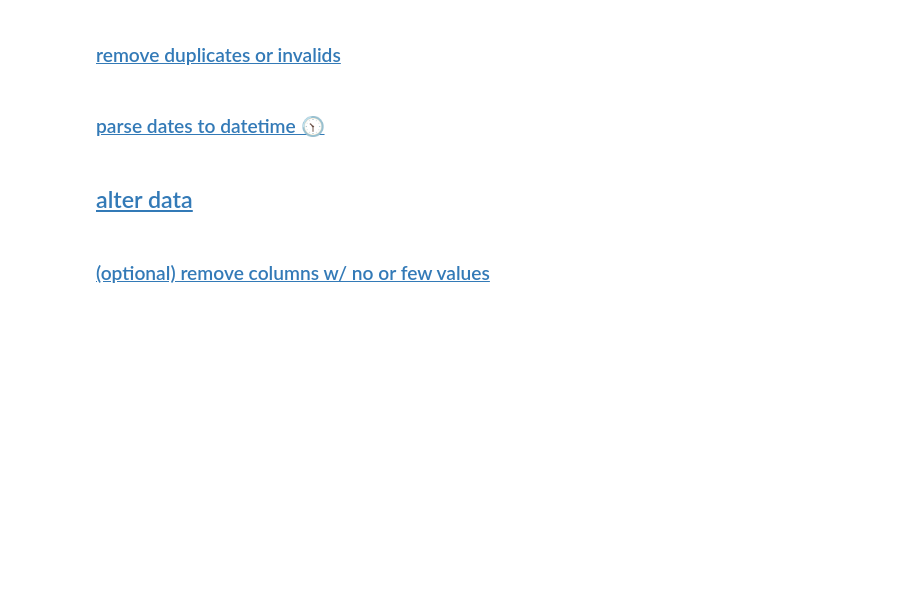
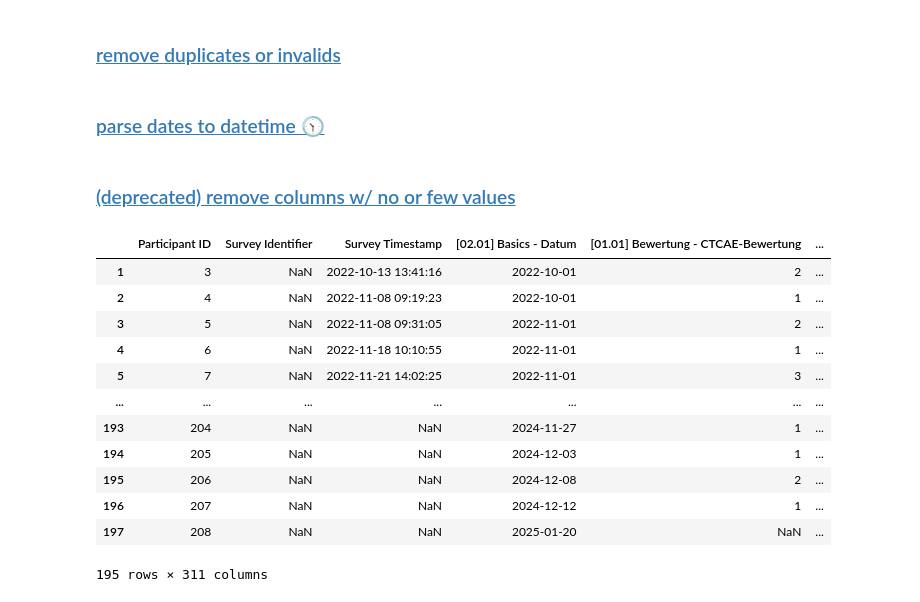
Before and after one commit to smeisegeier/sport-adverse-events, a Jupyter notebook: src/1_create.ipynb, the cells around one changed output. Cells and saved outputs as stored; diff of their text form; code cells hidden in the pictures; blank space fills up the shorter version.

```diff
--- a/src/1_create.ipynb
+++ b/src/1_create.ipynb
@@ -213,9 +215,7 @@ df_csv[col_date]=pd.to_datetime(df_csv[col_date], format='ISO8601')
 # * blend timestamp into date column
 df_csv[col_date].fillna(df_csv["Survey Timestamp"], inplace=True)
 # %% [markdown]
-## <a id='toc1_4_'></a>[alter data](#toc0_)
+### <a id='toc1_3_6_'></a>[(deprecated) remove columns w/ no or few values](#toc0_)
-# %% [markdown]
-### <a id='toc1_4_1_'></a>[(optional) remove columns w/ no or few values](#toc0_)
 # %%
 # import numpy as np
 # # * remove columns with no value
@@ -227,3 +227,19 @@ df_csv[col_date].fillna(df_csv["Survey Timestamp"], inplace=True)
 # # ! remove columns
 # cols_after_removal = list(set(df_csv.columns) - set(cols_no_value))
 # df_csv_short = df_csv[list(set(df_csv.columns) - set(cols_no_value))]
+# %%
+df_csv
+# %% [output]
+|  | Participant ID | Survey Identifier | Survey Timestamp | [02.01] Basics - Datum | [01.01] Bewertung - CTCAE-Bewertung | ... |
+| 1 | 3 | NaN | 2022-10-13 13:41:16 | 2022-10-01 | 2 | ... |
+| 2 | 4 | NaN | 2022-11-08 09:19:23 | 2022-10-01 | 1 | ... |
+| 3 | 5 | NaN | 2022-11-08 09:31:05 | 2022-11-01 | 2 | ... |
+| 4 | 6 | NaN | 2022-11-18 10:10:55 | 2022-11-01 | 1 | ... |
+| 5 | 7 | NaN | 2022-11-21 14:02:25 | 2022-11-01 | 3 | ... |
+| ... | ... | ... | ... | ... | ... | ... |
+| 193 | 204 | NaN | NaN | 2024-11-27 | 1 | ... |
+| 194 | 205 | NaN | NaN | 2024-12-03 | 1 | ... |
+| 195 | 206 | NaN | NaN | 2024-12-08 | 2 | ... |
+| 196 | 207 | NaN | NaN | 2024-12-12 | 1 | ... |
+| 197 | 208 | NaN | NaN | 2025-01-20 | NaN | ... |
+195 rows × 311 columns
```
Also changed, not shown: parts of 31 cells of this notebook, 8 other files.
